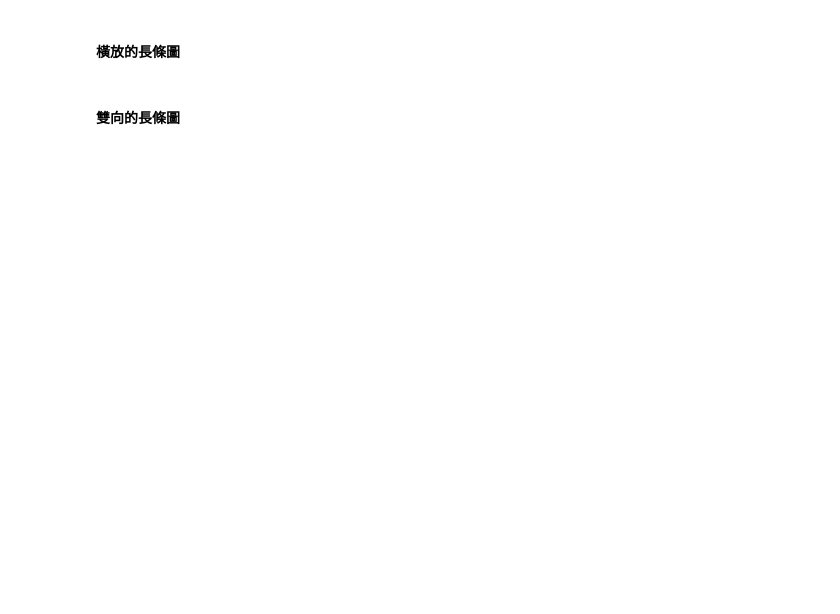
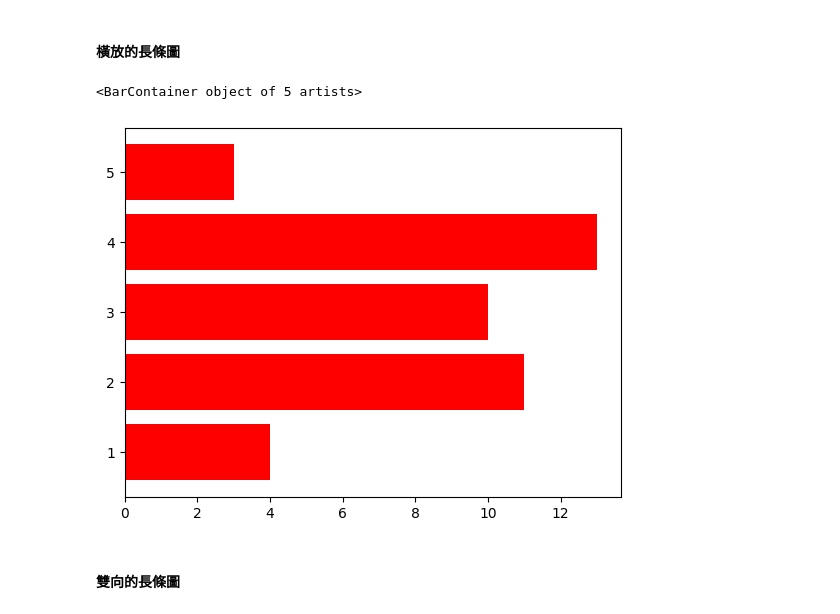
Before and after one commit to nelsonchchang/IMLP, a Jupyter notebook: Unit02/2.3.2_Matplotlib資料視覺化.ipynb, the cells around one changed output. Cells and saved outputs as stored; diff of their text form; code cells hidden in the pictures; blank space fills up the shorter version.

```diff
--- a/Unit02/2.3.2_Matplotlib資料視覺化.ipynb
+++ b/Unit02/2.3.2_Matplotlib資料視覺化.ipynb
@@ -291,4 +302,10 @@ plt.bar(x, [4, 5, 6, 11, 9], width=0.4, ec='none', fc='g')
 # %% [markdown]
 #### 橫放的長條圖
+# %%
+a = np.random.randint(2, 15, 5)
+plt.barh(x, a, fc='r', ec='none')
+# %% [output]
+<BarContainer object of 5 artists>
+[figure, added]
 # %% [markdown]
 #### 雙向的長條圖
```
Also changed, not shown: parts of 8 cells of this notebook.
